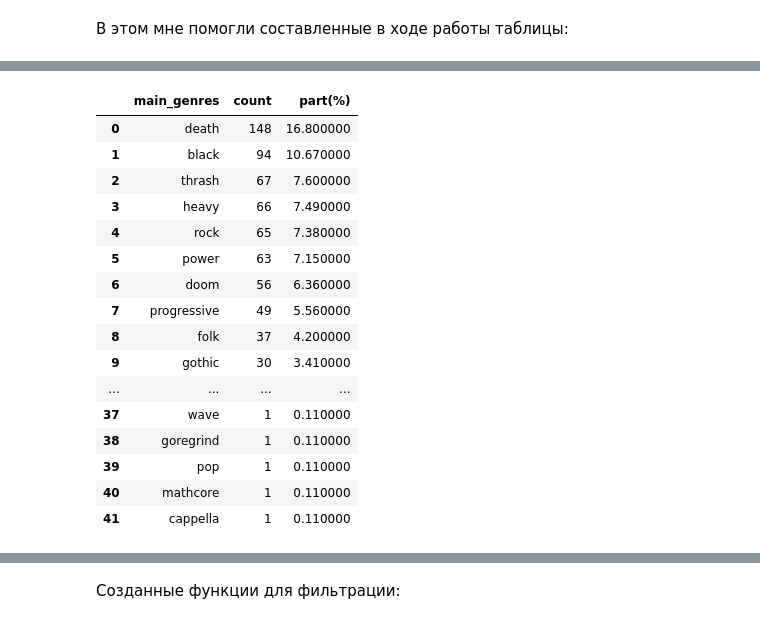
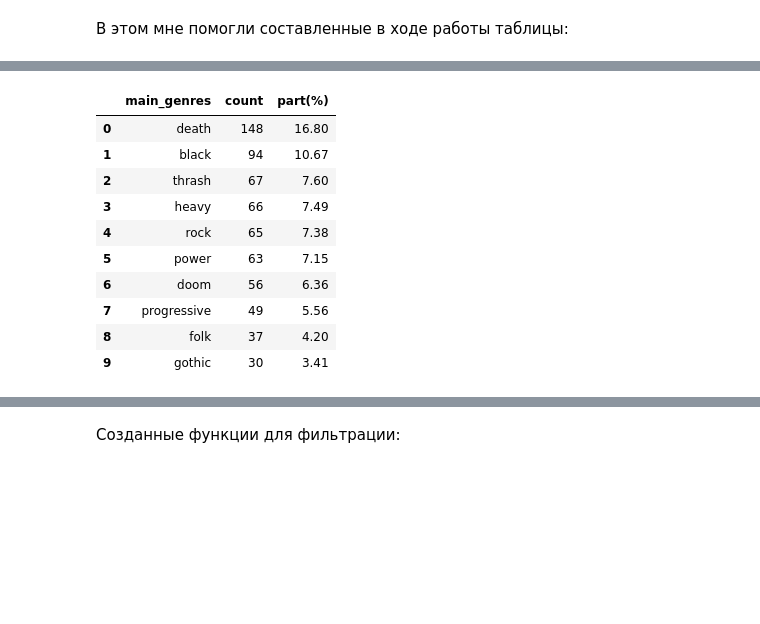
Before and after one commit to Wishmas/Timofey_Vorovatov, a Jupyter notebook: Metal_bands_analysis/Анализ металшторма.ipynb, the cells around one changed output, grey strips where cells are left out. Saved outputs shown, nothing was run; the diff lists cells and outputs as text; code cells hidden in the pictures; blank space fills up the shorter version.

```diff
--- a/Metal_bands_analysis/Анализ металшторма.ipynb
+++ b/Metal_bands_analysis/Анализ металшторма.ipynb
@@ -751,23 +750,17 @@ df.style
 # %%
 # Статистика по основным жанрам
-main_genre_lib.style
+main_genre_lib.head(10)
 # %% [output]
 |  | main_genres | count | part(%) |
-| 0 | death | 148 | 16.800000 |
-| 1 | black | 94 | 10.670000 |
-| 2 | thrash | 67 | 7.600000 |
-| 3 | heavy | 66 | 7.490000 |
-| 4 | rock | 65 | 7.380000 |
-| 5 | power | 63 | 7.150000 |
-| 6 | doom | 56 | 6.360000 |
-| 7 | progressive | 49 | 5.560000 |
-| 8 | folk | 37 | 4.200000 |
-| 9 | gothic | 30 | 3.410000 |
-| ... | ... | ... | ... |
-| 37 | wave | 1 | 0.110000 |
-| 38 | goregrind | 1 | 0.110000 |
-| 39 | pop | 1 | 0.110000 |
-| 40 | mathcore | 1 | 0.110000 |
-| 41 | cappella | 1 | 0.110000 |
+| 0 | death | 148 | 16.80 |
+| 1 | black | 94 | 10.67 |
+| 2 | thrash | 67 | 7.60 |
+| 3 | heavy | 66 | 7.49 |
+| 4 | rock | 65 | 7.38 |
+| 5 | power | 63 | 7.15 |
+| 6 | doom | 56 | 6.36 |
+| 7 | progressive | 49 | 5.56 |
+| 8 | folk | 37 | 4.20 |
+| 9 | gothic | 30 | 3.41 |
 # %%
 # Статистика по субжанрам
```
Also changed, not shown: parts of 17 cells of this notebook.
